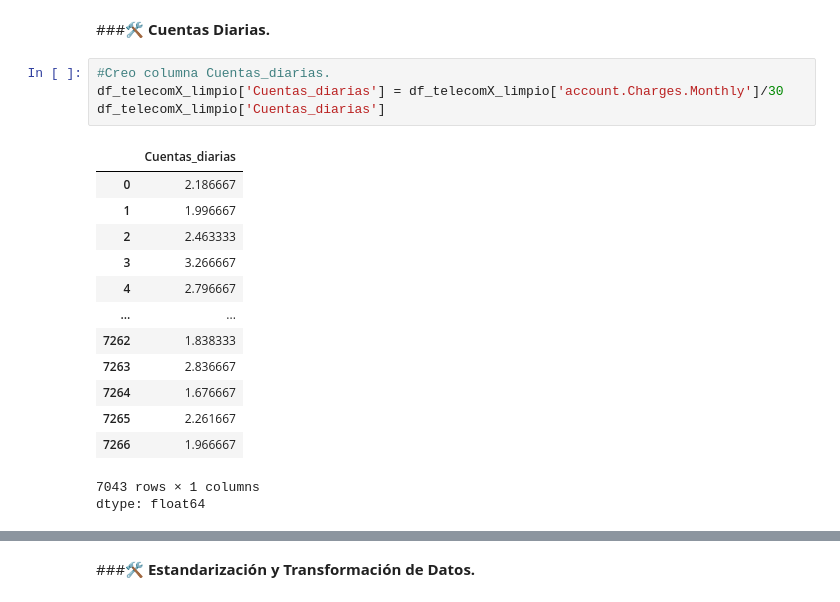
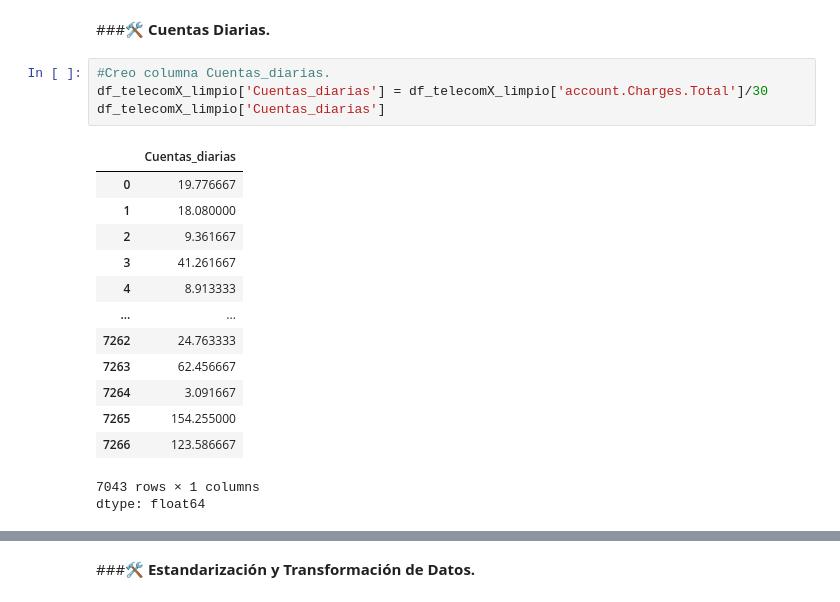
Before and after one commit to EuniceGarcia503/Challenge2_TelecomX_LATAM, a Jupyter notebook: TelecomX_LATAM.ipynb, the cells around one changed output, grey strips where cells are left out. Cells and saved outputs as stored; diff of their text form.

```diff
--- a/TelecomX_LATAM.ipynb
+++ b/TelecomX_LATAM.ipynb
@@ -285,21 +285,21 @@ conteo_vacios = df_telecomX_limpio.apply(lambda x: x.astype(str).str.strip() ==
 ###🛠️ **Cuentas Diarias.**
 # %%
 #Creo columna Cuentas_diarias.
-df_telecomX_limpio['Cuentas_diarias'] = df_telecomX_limpio['account.Charges.Monthly']/30
+df_telecomX_limpio['Cuentas_diarias'] = df_telecomX_limpio['account.Charges.Total']/30
 df_telecomX_limpio['Cuentas_diarias']
 # %% [output]
 |  | Cuentas_diarias |
-| 0 | 2.186667 |
-| 1 | 1.996667 |
-| 2 | 2.463333 |
-| 3 | 3.266667 |
-| 4 | 2.796667 |
+| 0 | 19.776667 |
+| 1 | 18.080000 |
+| 2 | 9.361667 |
+| 3 | 41.261667 |
+| 4 | 8.913333 |
 | ... | ... |
-| 7262 | 1.838333 |
-| 7263 | 2.836667 |
-| 7264 | 1.676667 |
-| 7265 | 2.261667 |
-| 7266 | 1.966667 |
+| 7262 | 24.763333 |
+| 7263 | 62.456667 |
+| 7264 | 3.091667 |
+| 7265 | 154.255000 |
+| 7266 | 123.586667 |
 7043 rows × 1 columns
 dtype: float64
 # %%
```
Also changed, not shown: parts of 8 cells of this notebook.
